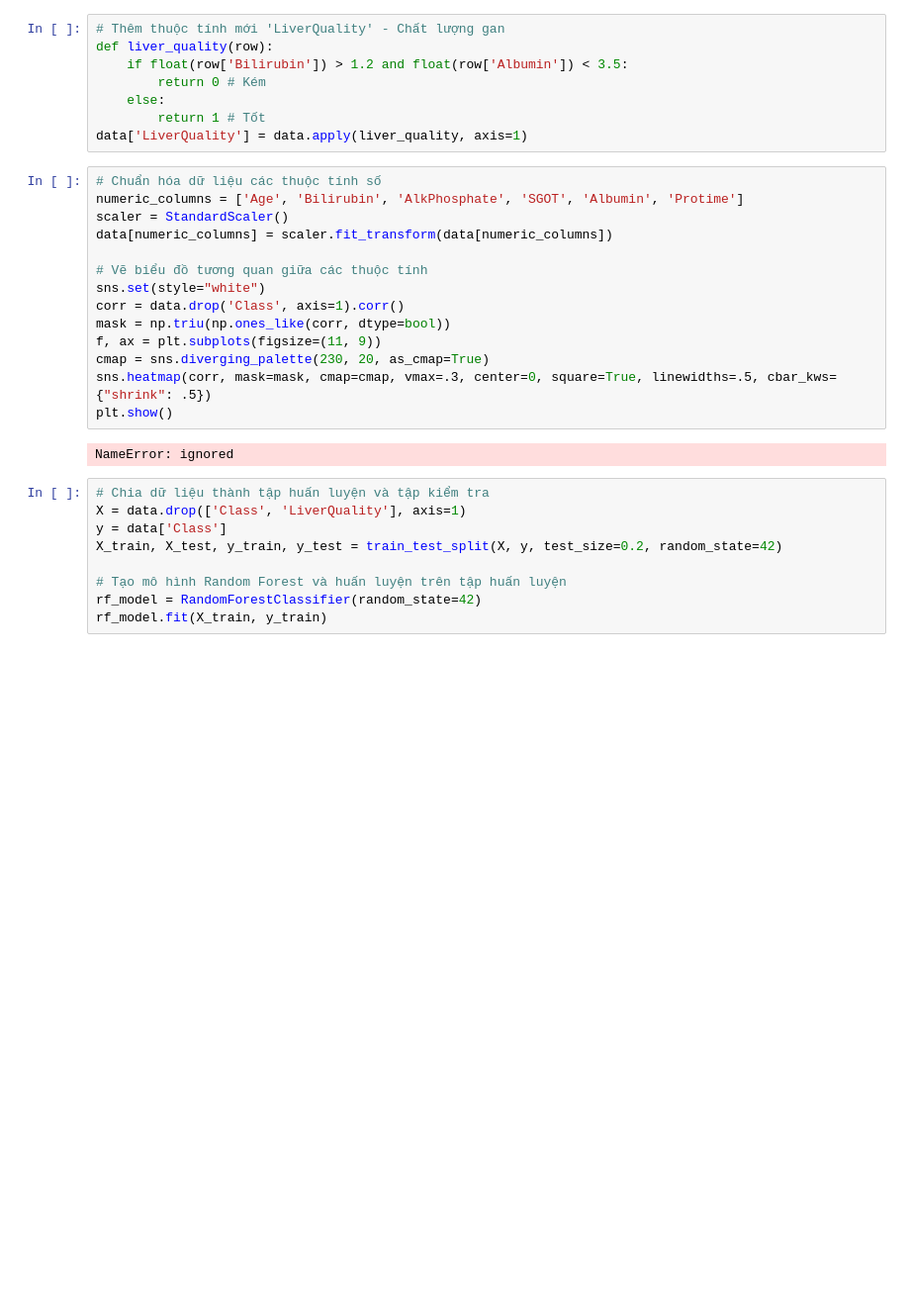
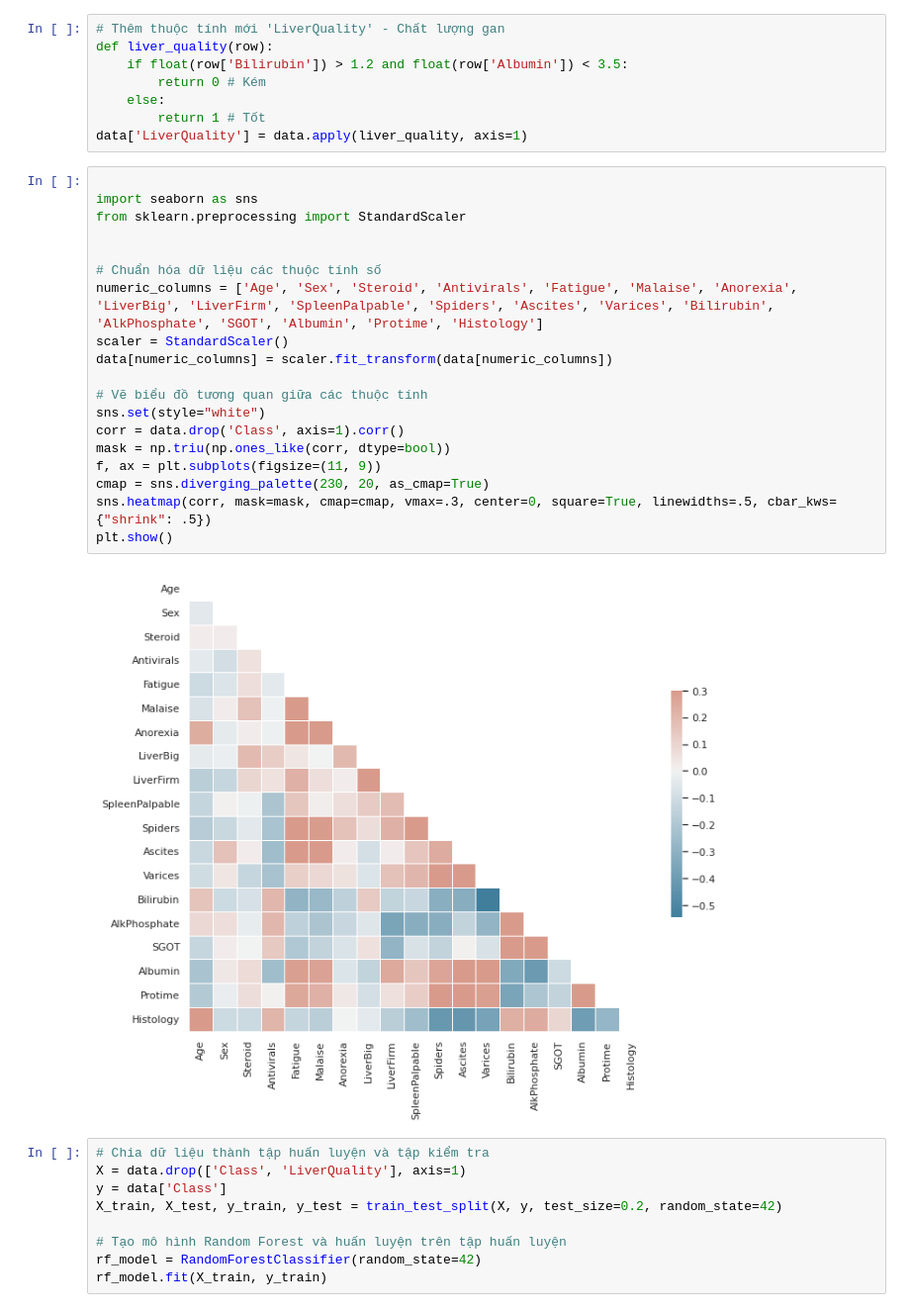
Before and after one commit to quangdad/DataMining, a Jupyter notebook: RandomForest.ipynb, the cells around one changed output. Shown at 99% size. Saved outputs shown, nothing was run; the diff lists cells and outputs as text; blank space fills up the shorter version.

```diff
--- a/RandomForest.ipynb
+++ b/RandomForest.ipynb
@@ -77,21 +77,26 @@ def liver_quality(row):
         return 1 # Tốt
 data['LiverQuality'] = data.apply(liver_quality, axis=1)
 # %%
+
+import seaborn as sns
+from sklearn.preprocessing import StandardScaler
+
+
 # Chuẩn hóa dữ liệu các thuộc tính số
-numeric_columns = ['Age', 'Bilirubin', 'AlkPhosphate', 'SGOT', 'Albumin', 'Protime']
+numeric_columns = ['Age', 'Sex', 'Steroid', 'Antivirals', 'Fatigue', 'Malaise', 'Anorexia', 'LiverBig', 'LiverFirm', 'SpleenPalpable', 'Spiders', 'Ascites', 'Varices', 'Bilirubin', 'AlkPhosphate', 'SGOT', 'Albumin', 'Protime', 'Histology']
 scaler = StandardScaler()
 data[numeric_columns] = scaler.fit_transform(data[numeric_columns])
 
 # Vẽ biểu đồ tương quan giữa các thuộc tính
 sns.set(style="white")
 corr = data.drop('Class', axis=1).corr()
 mask = np.triu(np.ones_like(corr, dtype=bool))
 f, ax = plt.subplots(figsize=(11, 9))
 cmap = sns.diverging_palette(230, 20, as_cmap=True)
 sns.heatmap(corr, mask=mask, cmap=cmap, vmax=.3, center=0, square=True, linewidths=.5, cbar_kws={"shrink": .5})
 plt.show()
 # %% [output]
-NameError: ignored
+[figure, added]
 # %%
 # Chia dữ liệu thành tập huấn luyện và tập kiểm tra
 X = data.drop(['Class', 'LiverQuality'], axis=1)
```
Also changed, not shown: parts of 3 cells of this notebook.
